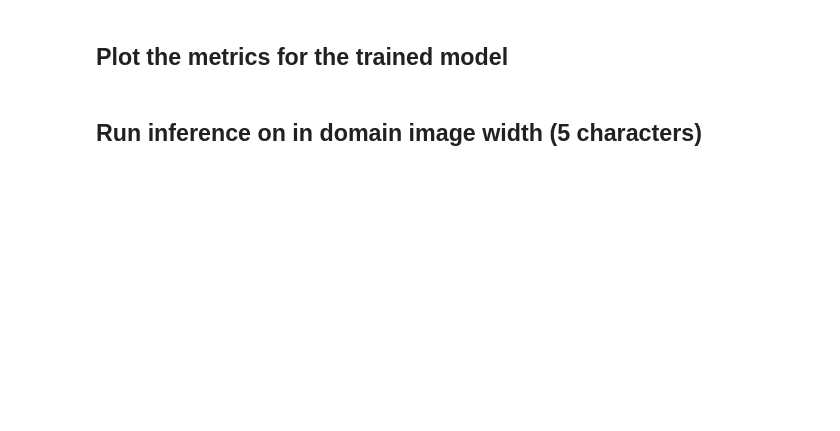
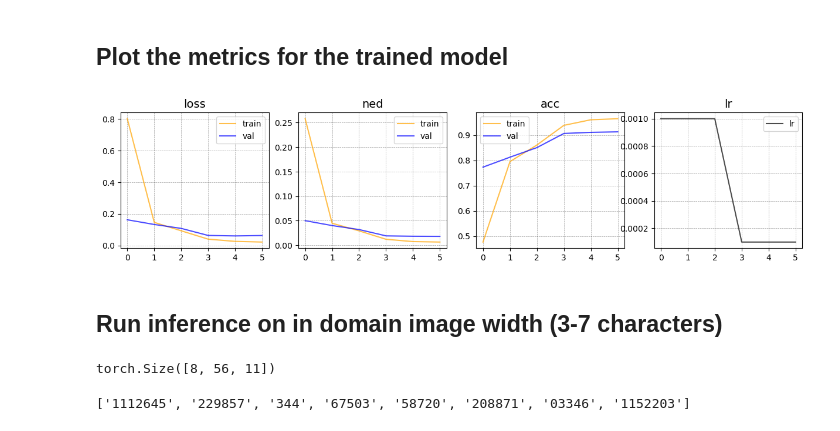
Before and after one commit to VukGlisovic/computer_vision, a Jupyter notebook: svtr/notebooks/02-inspect-trained-model.ipynb, the cells around one changed output. Drawn from its saved outputs; the diff is of its cells as text; code cells hidden in the pictures; blank space fills up the shorter version.

```diff
--- a/svtr/notebooks/02-inspect-trained-model.ipynb
+++ b/svtr/notebooks/02-inspect-trained-model.ipynb
@@ -40,21 +44,23 @@ for i in range(len(axes)):
 # %% [markdown]
 ## Plot the metrics for the trained model
 # %%
-df_metrics = pd.read_csv('../experiments/svtr_small/metrics.csv')
+df_metrics = pd.read_csv('../experiments/model_svtr/metrics.csv')
 metrics = ['loss', 'ned', 'acc', 'lr']
 
 fig, axes = plt.subplots(1, len(metrics), figsize=(15, 3))
 axes = np.ravel(axes)
 
 for i, metric in enumerate(metrics):
     ax = axes[i]
     ax.set_title(metric, fontsize=14)
     if metric == 'lr':
         ax.plot(df_metrics[metric], c='black', alpha=0.7, label='lr')
     else:
         ax.plot(df_metrics[f'train_{metric}'], c='orange', alpha=0.7, label='train')
         ax.plot(df_metrics[f'val_{metric}'], c='blue', alpha=0.7, label='val')
     ax.grid(ls='--', lw=0.5, c='black', alpha=0.4)
     ax.legend()
+# %% [output]
+[figure, added]
 # %%
 # load the model from a checkpoint
@@ -66,2 +72,2 @@ decoder = CTCDecoder(vocab=test_dataset_5.vocab)
 # %% [markdown]
-## Run inference on in domain image width (5 characters)
+## Run inference on in domain image width (3-7 characters)
@@ -74,3 +74,5 @@ print(f"ned/acc: {normalized_edit_distance.ned_result():.4f}/{normalized_edit_di
 # %%
-out = svtr(images)
+out = svtr(image_batch.to(device))
 out.shape
+# %% [output]
+torch.Size([8, 56, 11])
@@ -82,3 +79,5 @@ transcript_indices, scores = decoder(out, to_text=False)
 # %%
-transcripts, scores = decoder(out, to_text=True)
+transcripts, scores = decoder(out, input_lengths_batch, to_text=True)
 transcripts
+# %% [output]
+['1112645', '229857', '344', '67503', '58720', '208871', '03346', '1152203']
```
Also changed, not shown: parts of 20 cells of this notebook.
